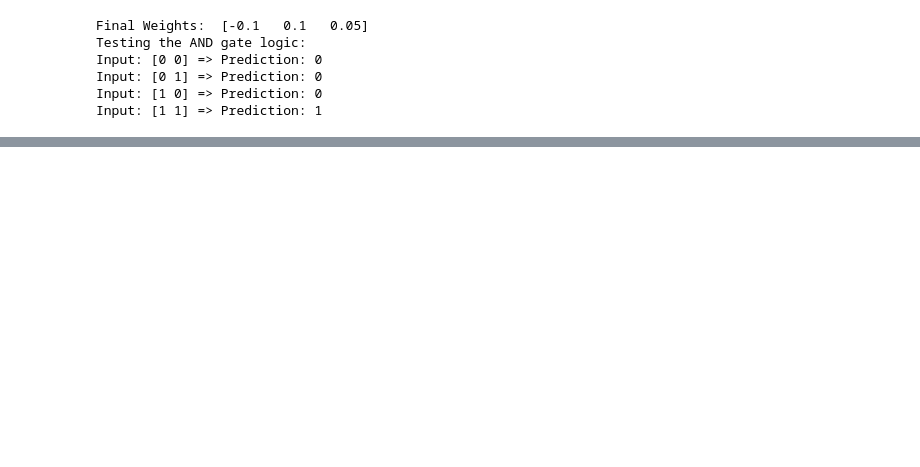
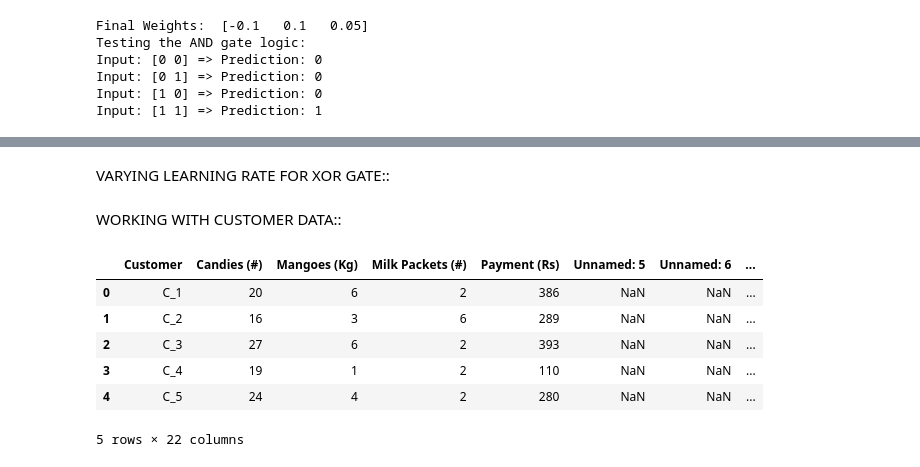
Before and after one commit to alok-karn/MachineLearningLab-Code, a Jupyter notebook: ML_Fifth_Lab.ipynb, the cells around one changed output, grey strips where cells are left out. Cells and saved outputs as stored; diff of their text form; code cells hidden in the pictures; blank space fills up the shorter version.

```diff
--- a/ML_Fifth_Lab.ipynb
+++ b/ML_Fifth_Lab.ipynb
@@ -139,0 +315,2 @@ Input: [1 1] => Prediction: 1
+# %% [markdown]
+VARYING LEARNING RATE FOR XOR GATE::
@@ -139,0 +344,2 @@ Input: [1 1] => Prediction: 1
+# %% [markdown]
+WORKING WITH CUSTOMER DATA::
@@ -139,0 +348,10 @@ Input: [1 1] => Prediction: 1
+# %%
+cust_data.head()
+# %% [output]
+|  | Customer | Candies (#) | Mangoes (Kg) | Milk Packets (#) | Payment (Rs) | Unnamed: 5 | Unnamed: 6 | ... |
+| 0 | C_1 | 20 | 6 | 2 | 386 | NaN | NaN | ... |
+| 1 | C_2 | 16 | 3 | 6 | 289 | NaN | NaN | ... |
+| 2 | C_3 | 27 | 6 | 2 | 393 | NaN | NaN | ... |
+| 3 | C_4 | 19 | 1 | 2 | 110 | NaN | NaN | ... |
+| 4 | C_5 | 24 | 4 | 2 | 280 | NaN | NaN | ... |
+5 rows × 22 columns
```
Also changed, not shown: parts of 47 cells of this notebook.
